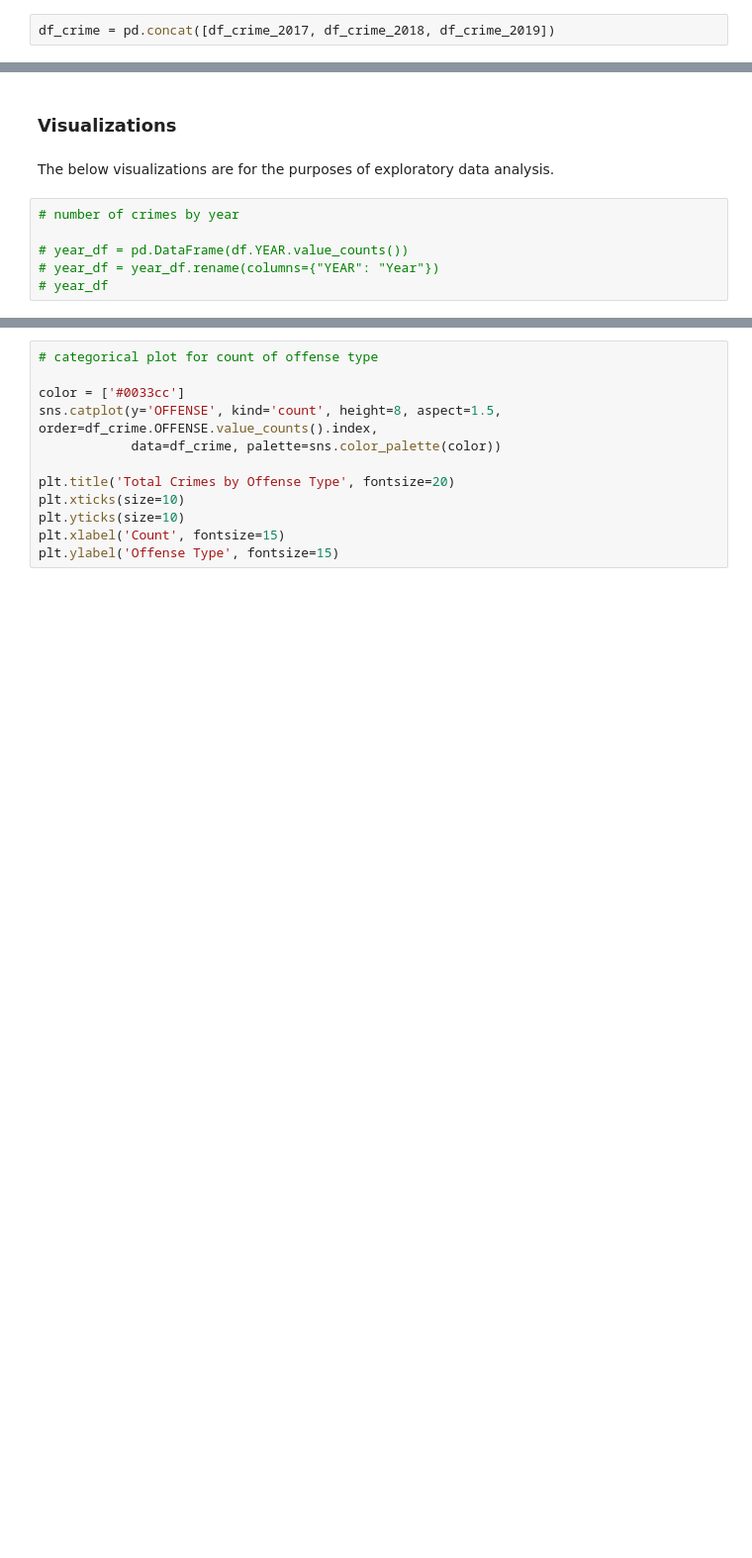
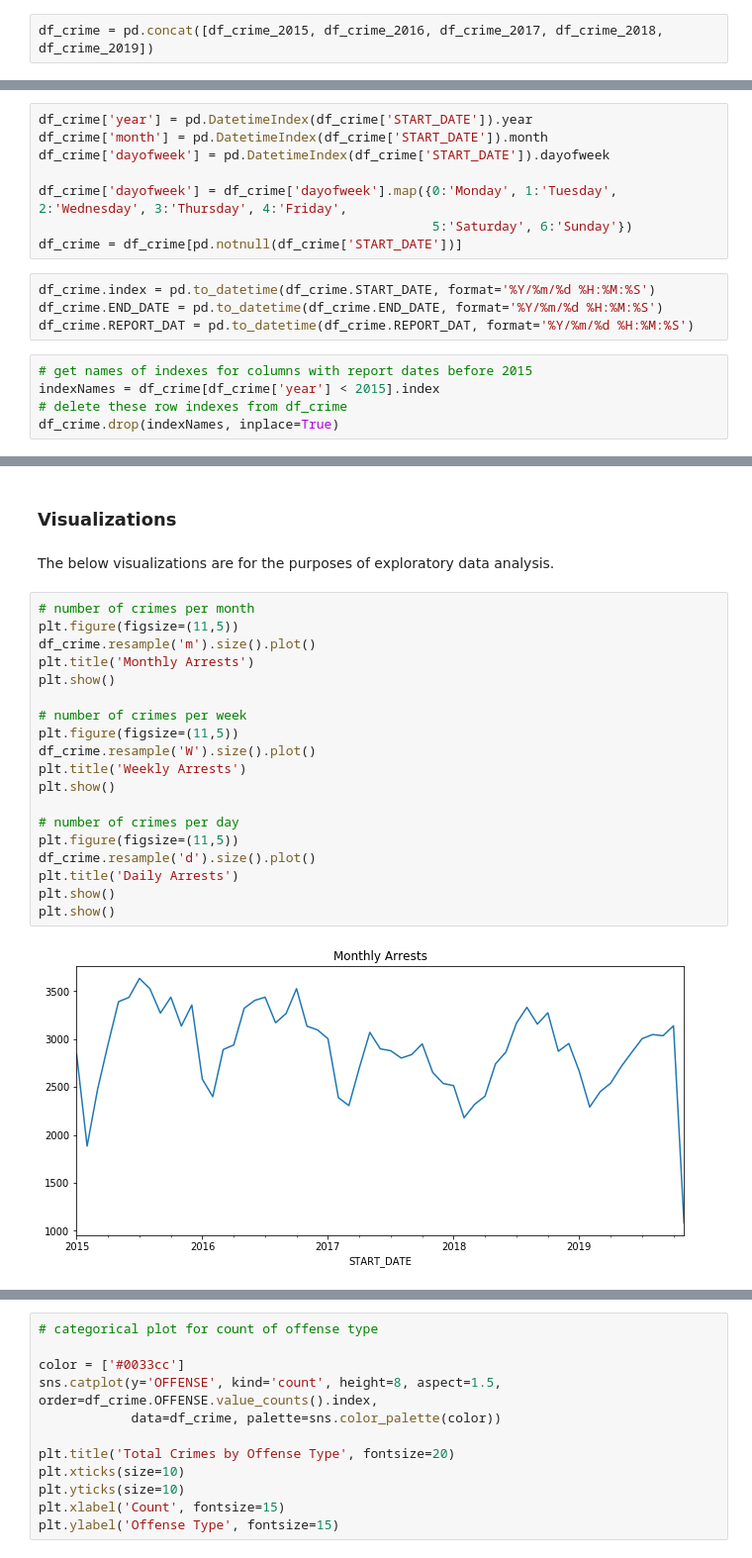
Before and after one commit to htappa/DC_CrimeMappingTool, a Jupyter notebook: dc_crimes_analysis.ipynb, the cells around one changed output, grey strips where cells are left out. Shown at 99% size. Drawn from its saved outputs; the diff is of its cells as text; blank space fills up the shorter version.

```diff
--- a/dc_crimes_analysis.ipynb
+++ b/dc_crimes_analysis.ipynb
@@ -31,5 +33,5 @@ df_crime_2019 = pd.read_csv(url_crime_2019)
 # %%
-df_crime = pd.concat([df_crime_2017, df_crime_2018, df_crime_2019])
+df_crime = pd.concat([df_crime_2015, df_crime_2016, df_crime_2017, df_crime_2018, df_crime_2019])
 # %%
 # url_pop = 'https://opendata.arcgis.com/datasets/c143846b7bf4438c954c5bb28e5d1a21_2.geojson'
 # df_pop = gpd.read_file(url_pop)
@@ -46 +48,18 @@ df_crime = df_crime[['CCN', 'START_DATE', 'END_DATE', 'REPORT_DAT', 'SHIFT', 'WA
+# %%
+df_crime['year'] = pd.DatetimeIndex(df_crime['START_DATE']).year
+df_crime['month'] = pd.DatetimeIndex(df_crime['START_DATE']).month
+df_crime['dayofweek'] = pd.DatetimeIndex(df_crime['START_DATE']).dayofweek
+
+df_crime['dayofweek'] = df_crime['dayofweek'].map({0:'Monday', 1:'Tuesday', 2:'Wednesday', 3:'Thursday', 4:'Friday',
+                                                   5:'Saturday', 6:'Sunday'})
+df_crime = df_crime[pd.notnull(df_crime['START_DATE'])]
+# %%
+df_crime.index = pd.to_datetime(df_crime.START_DATE, format='%Y/%m/%d %H:%M:%S')
+df_crime.END_DATE = pd.to_datetime(df_crime.END_DATE, format='%Y/%m/%d %H:%M:%S')
+df_crime.REPORT_DAT = pd.to_datetime(df_crime.REPORT_DAT, format='%Y/%m/%d %H:%M:%S')
+# %%
+# get names of indexes for columns with report dates before 2015
+indexNames = df_crime[df_crime['year'] < 2015].index
+# delete these row indexes from df_crime
+df_crime.drop(indexNames, inplace=True)
 # %%
@@ -49,9 +86,24 @@ df_crime.head()
 ### Visualizations
 # %% [markdown]
 The below visualizations are for the purposes of exploratory data analysis.
-# %%
-# number of crimes by year
-
-# year_df = pd.DataFrame(df.YEAR.value_counts())
-# year_df = year_df.rename(columns={"YEAR": "Year"})
-# year_df
+# %%
+# number of crimes per month
+plt.figure(figsize=(11,5))
+df_crime.resample('m').size().plot()
+plt.title('Monthly Arrests')
+plt.show()
+
+# number of crimes per week
+plt.figure(figsize=(11,5))
+df_crime.resample('W').size().plot()
+plt.title('Weekly Arrests')
+plt.show()
+
+# number of crimes per day
+plt.figure(figsize=(11,5))
+df_crime.resample('d').size().plot()
+plt.title('Daily Arrests')
+plt.show()
+plt.show()
+# %% [output]
+[figure, added]
```
Also changed, not shown: parts of 19 cells of this notebook, 1 other file.
